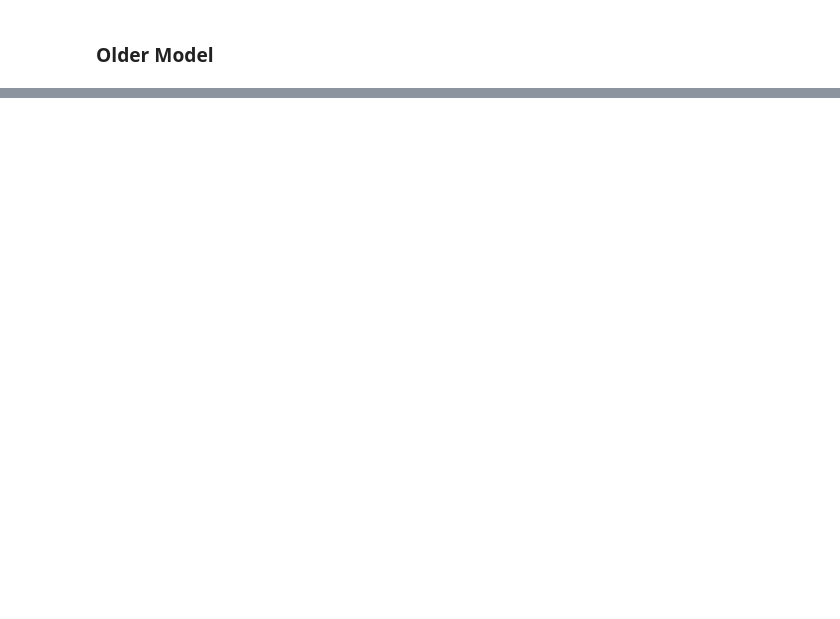
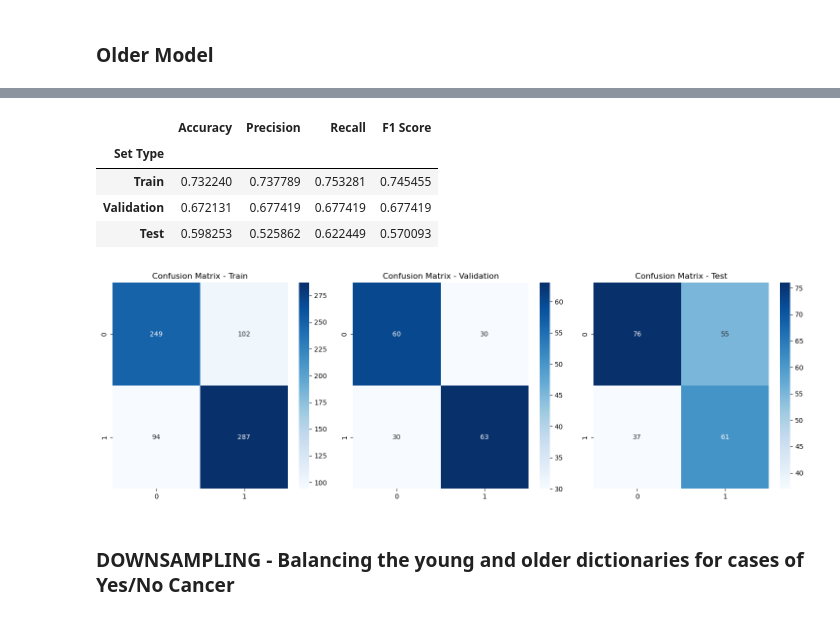
Before and after one commit to Kimberly97llp/cvproject, a Jupyter notebook: modeling.ipynb, the cells around one changed output, grey strips where cells are left out. Cells and saved outputs as stored; diff of their text form; code cells hidden in the pictures; blank space fills up the shorter version.

```diff
--- a/modeling.ipynb
+++ b/modeling.ipynb
@@ -948,0 +948,3 @@ Epoch 6/10
+# %%
+model_old_ups, history_old_ups, metrics_old_ups = build_and_resnet_1img_model(X_train_old_ups, y_train_old_ups, X_val_old_ups, y_val_old_ups, X_test_old_ups, y_test_old_ups, 0.5)
+# %% [output]
@@ -948,0 +968,8 @@ Epoch 6/10
+|  | Accuracy | Precision | Recall | F1 Score |
+| Set Type |  |  |  |  |
+| Train | 0.732240 | 0.737789 | 0.753281 | 0.745455 |
+| Validation | 0.672131 | 0.677419 | 0.677419 | 0.677419 |
+| Test | 0.598253 | 0.525862 | 0.622449 | 0.570093 |
+[figure, added]
+# %% [markdown]
+### DOWNSAMPLING - Balancing the young and older dictionaries for cases of Yes/No Cancer
```
Also changed, not shown: parts of 13 cells of this notebook.
